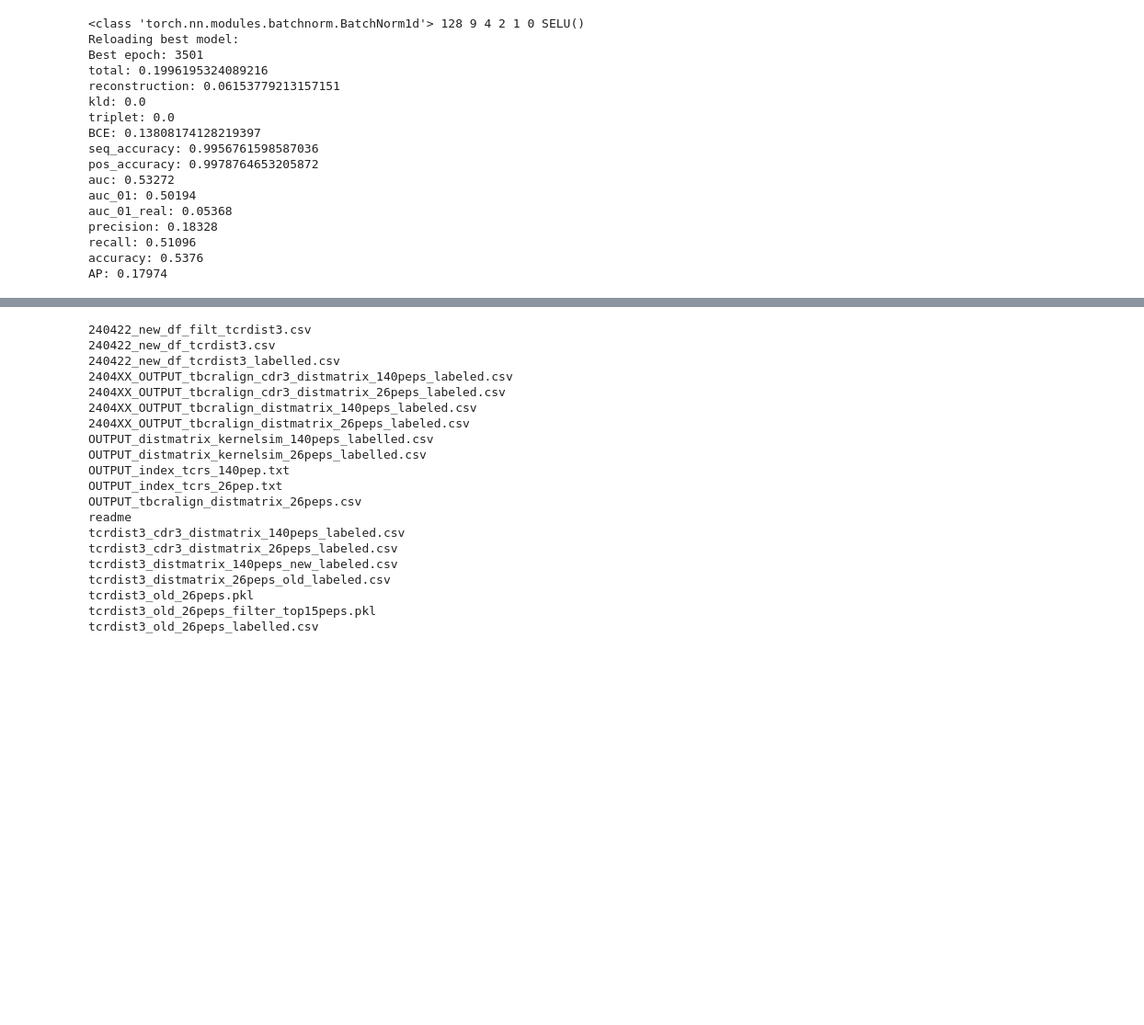
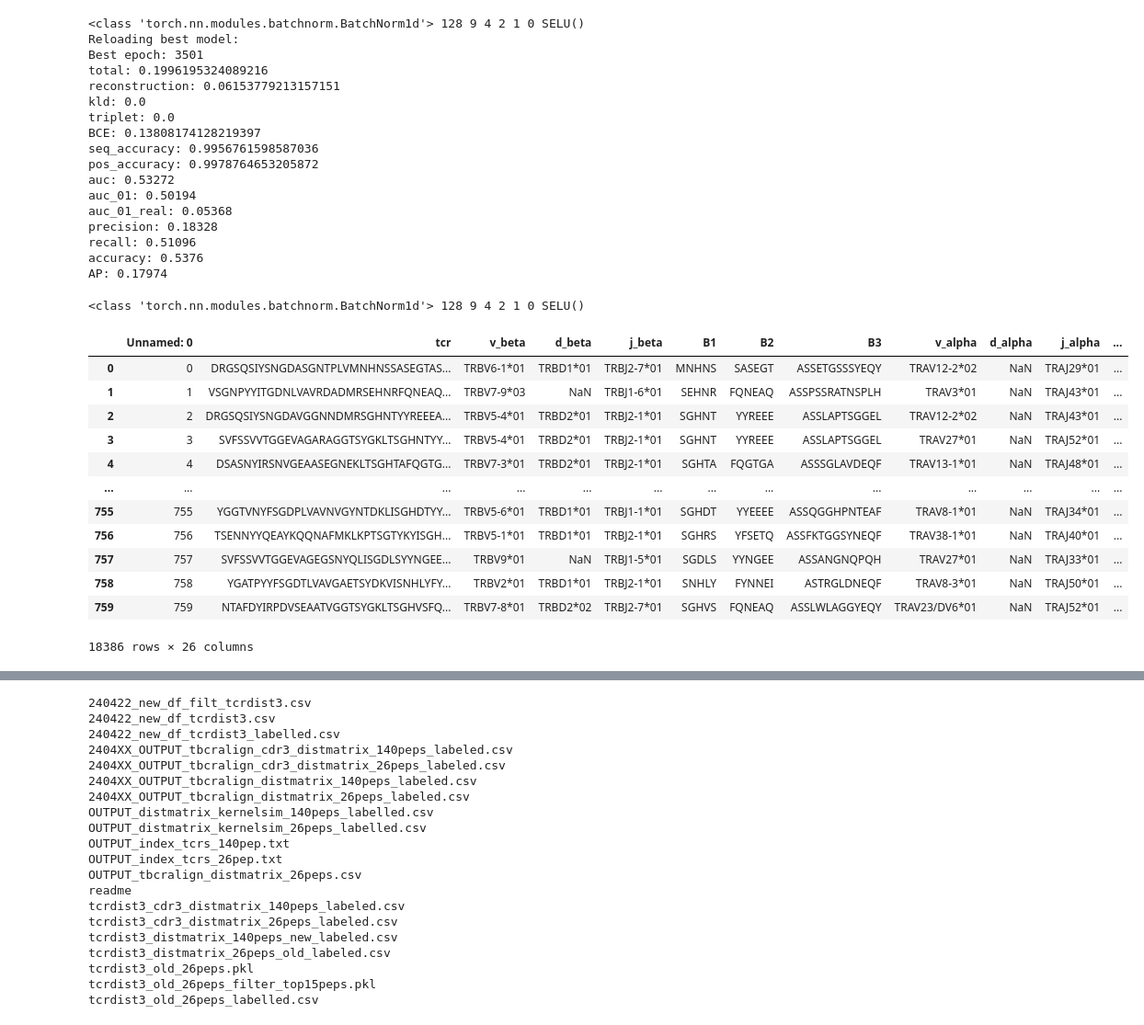
Before and after one commit to richieYT-wan/tclustr, a Jupyter notebook: notebooks/240819_PatientData.ipynb, the cells around one changed output, grey strips where cells are left out. Shown at 92% size. Drawn from its saved outputs; the diff is of its cells as text; code cells hidden in the pictures; blank space fills up the shorter version.

```diff
--- a/notebooks/240819_PatientData.ipynb
+++ b/notebooks/240819_PatientData.ipynb
@@ -1948,3 +1955,29 @@ precision: 0.18328
 recall: 0.51096
 accuracy: 0.5376
 AP: 0.17974
+# %%
+from src.conv_models import CNNVAE, TwoStageCNNVAECLF
+m = TwoStageCNNVAECLF(vae_kwargs={}, clf_kwargs={})
+# %% [output]
+<class 'torch.nn.modules.batchnorm.BatchNorm1d'> 128 9 4 2 1 0 SELU()
+# %%
+all_francis = pd.concat([pd.read_csv(x).assign(idx=i) for i, x in enumerate(sorted(glob.glob('../data/OTS/francis_covid_042/*.txt')))]).assign(db='francis_covid', peptide='XXXXXXXXX')
+all_garner = pd.read_csv('../data/OTS/garner_merged/garner_merged_41_42_43.csv').assign(db='garner_healthy', peptide='XXXXXXXXX')
+# %%
+all_francis['raw_index'] = all_francis.apply(lambda x: f'{x["index_col"].split("_")[0]}_run_{x["idx"]:03}_{x["index_col"].split("_")[-1]}', axis=1)
+all_garner['raw_index'] = all_garner['index_col'].copy()
+all_francis
+# %% [output]
+|  | Unnamed: 0 | tcr | v_beta | d_beta | j_beta | B1 | B2 | B3 | v_alpha | d_alpha | j_alpha | ... |
+| 0 | 0 | DRGSQSIYSNGDASGNTPLVMNHNSSASEGTAS... | TRBV6-1*01 | TRBD1*01 | TRBJ2-7*01 | MNHNS | SASEGT | ASSETGSSSYEQY | TRAV12-2*02 | NaN | TRAJ29*01 | ... |
+| 1 | 1 | VSGNPYYITGDNLVAVRDADMRSEHNRFQNEAQ... | TRBV7-9*03 | NaN | TRBJ1-6*01 | SEHNR | FQNEAQ | ASSPSSRATNSPLH | TRAV3*01 | NaN | TRAJ43*01 | ... |
+| 2 | 2 | DRGSQSIYSNGDAVGGNNDMRSGHNTYYREEEA... | TRBV5-4*01 | TRBD2*01 | TRBJ2-1*01 | SGHNT | YYREEE | ASSLAPTSGGEL | TRAV12-2*02 | NaN | TRAJ43*01 | ... |
+| 3 | 3 | SVFSSVVTGGEVAGARAGGTSYGKLTSGHNTYY... | TRBV5-4*01 | TRBD2*01 | TRBJ2-1*01 | SGHNT | YYREEE | ASSLAPTSGGEL | TRAV27*01 | NaN | TRAJ52*01 | ... |
+| 4 | 4 | DSASNYIRSNVGEAASEGNEKLTSGHTAFQGTG... | TRBV7-3*01 | TRBD2*01 | TRBJ2-1*01 | SGHTA | FQGTGA | ASSSGLAVDEQF | TRAV13-1*01 | NaN | TRAJ48*01 | ... |
+| ... | ... | ... | ... | ... | ... | ... | ... | ... | ... | ... | ... | ... |
+| 755 | 755 | YGGTVNYFSGDPLVAVNVGYNTDKLISGHDTYY... | TRBV5-6*01 | TRBD1*01 | TRBJ1-1*01 | SGHDT | YYEEEE | ASSQGGHPNTEAF | TRAV8-1*01 | NaN | TRAJ34*01 | ... |
+| 756 | 756 | TSENNYYQEAYKQQNAFMKLKPTSGTYKYISGH... | TRBV5-1*01 | TRBD1*01 | TRBJ2-1*01 | SGHRS | YFSETQ | ASSFKTGGSYNEQF | TRAV38-1*01 | NaN | TRAJ40*01 | ... |
+| 757 | 757 | SVFSSVVTGGEVAGEGSNYQLISGDLSYYNGEE... | TRBV9*01 | NaN | TRBJ1-5*01 | SGDLS | YYNGEE | ASSANGNQPQH | TRAV27*01 | NaN | TRAJ33*01 | ... |
+| 758 | 758 | YGATPYYFSGDTLVAVGAETSYDKVISNHLYFY... | TRBV2*01 | TRBD1*01 | TRBJ2-1*01 | SNHLY | FYNNEI | ASTRGLDNEQF | TRAV8-3*01 | NaN | TRAJ50*01 | ... |
+| 759 | 759 | NTAFDYIRPDVSEAATVGGTSYGKLTSGHVSFQ... | TRBV7-8*01 | TRBD2*02 | TRBJ2-7*01 | SGHVS | FQNEAQ | ASSLWLAGGYEQY | TRAV23/DV6*01 | NaN | TRAJ52*01 | ... |
+18386 rows × 26 columns
```
Also changed, not shown: parts of 29 cells of this notebook, 56 other files.
